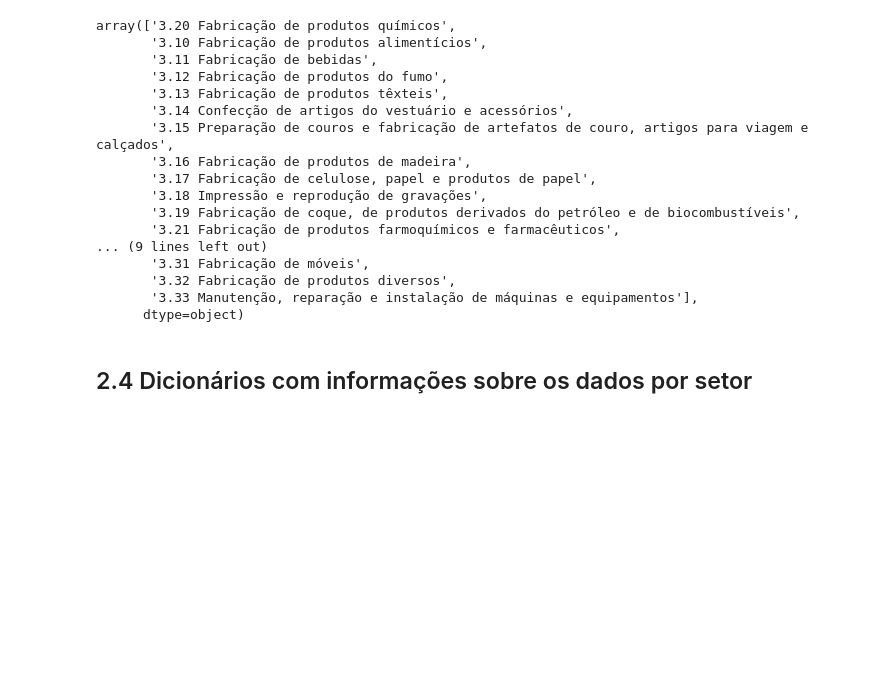
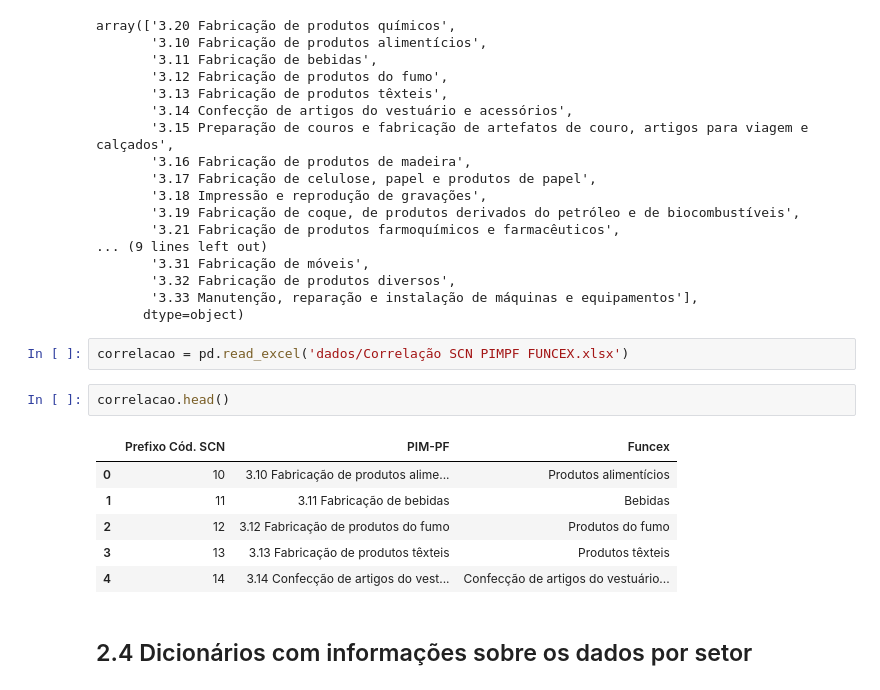
Before and after one commit to amiltonmendes/consumo-aparente, a Jupyter notebook: Cálculo de consumo nacional aparente - Funcex Planilha.ipynb, the cells around one changed output. Cells and saved outputs as stored; diff of their text form; blank space fills up the shorter version.

Commit message:
Atualização de tabela de correlação

```diff
--- a/Cálculo de consumo nacional aparente - Funcex Planilha.ipynb
+++ b/Cálculo de consumo nacional aparente - Funcex Planilha.ipynb
@@ -140,6 +117,17 @@ array(['3.20 Fabricação de produtos químicos',
        '3.32 Fabricação de produtos diversos',
        '3.33 Manutenção, reparação e instalação de máquinas e equipamentos'],
       dtype=object)
+# %%
+correlacao = pd.read_excel('dados/Correlação SCN PIMPF FUNCEX.xlsx')
+# %%
+correlacao.head()
+# %% [output]
+|  | Prefixo Cód. SCN | PIM-PF | Funcex |
+| 0 | 10 | 3.10 Fabricação de produtos alime... | Produtos alimentícios |
+| 1 | 11 | 3.11 Fabricação de bebidas | Bebidas |
+| 2 | 12 | 3.12 Fabricação de produtos do fumo | Produtos do fumo |
+| 3 | 13 | 3.13 Fabricação de produtos têxteis | Produtos têxteis |
+| 4 | 14 | 3.14 Confecção de artigos do vest... | Confecção de artigos do vestuário... |
 # %% [markdown]
 ## 2.4 Dicionários com informações sobre os dados por setor
 # %%
```
Also changed, not shown: parts of 1 cell of this notebook, 2 other files.
